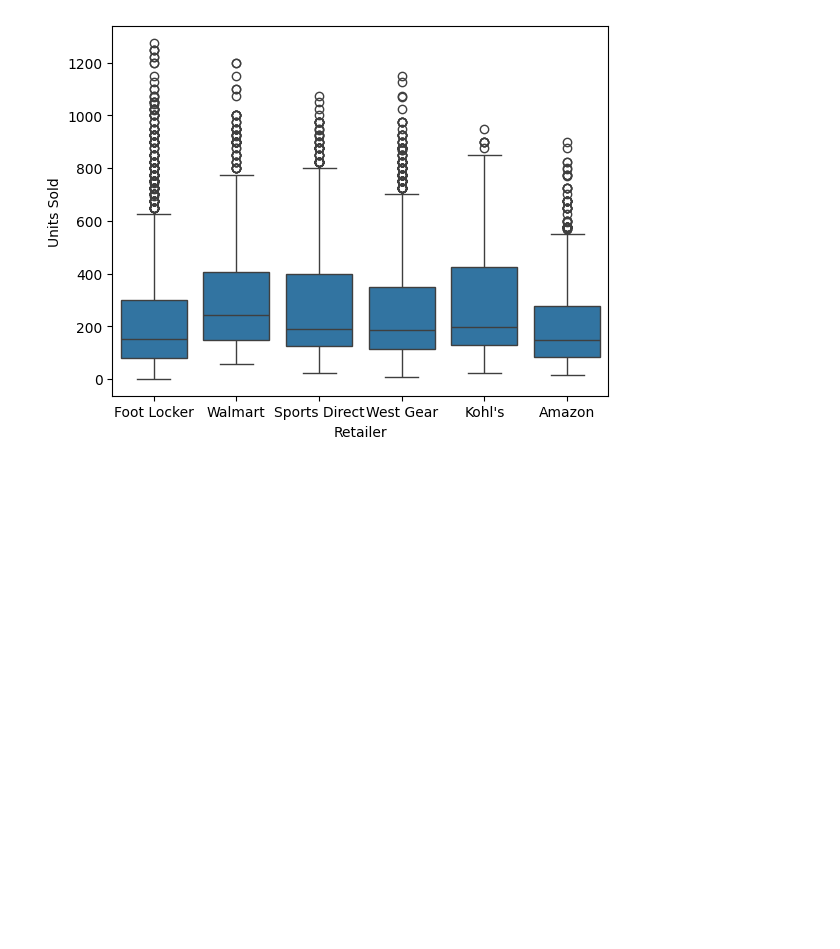
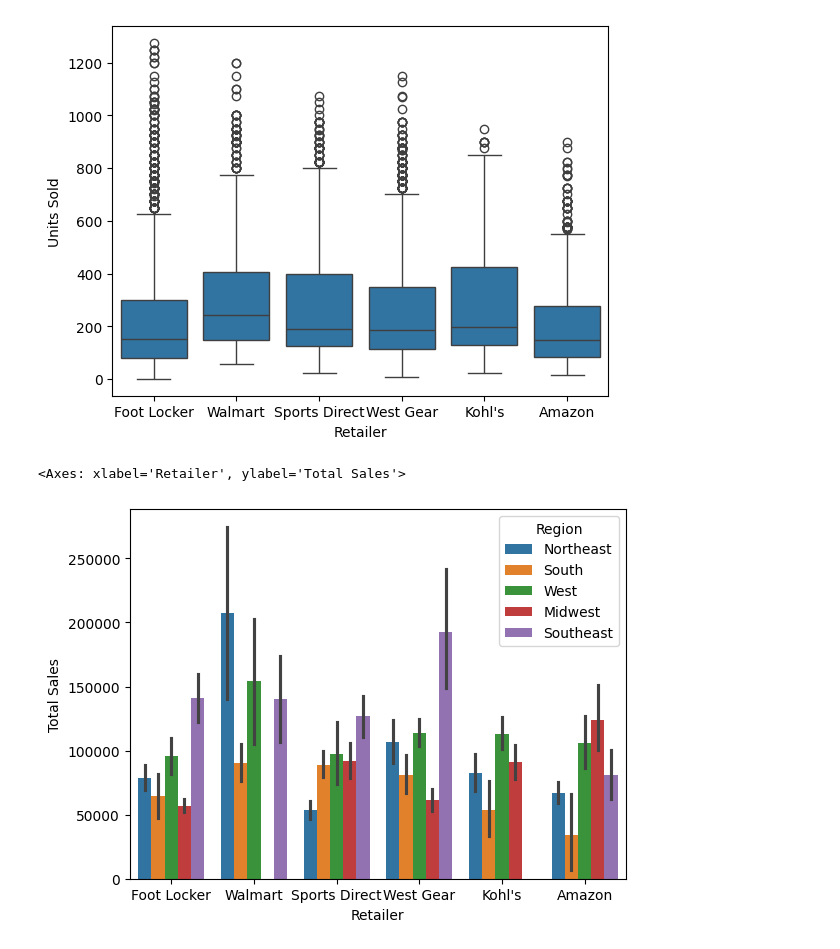
Before and after one commit to briangullen/adidas_report, a Jupyter notebook: adidas_report.ipynb, the cells around one changed output. Saved outputs shown, nothing was run; the diff lists cells and outputs as text; code cells hidden in the pictures; blank space fills up the shorter version.

Commit message:
added bar plot with retailer and region

```diff
--- a/adidas_report.ipynb
+++ b/adidas_report.ipynb
@@ -83,3 +83,8 @@ sns.boxplot(data=adidas_df, x='Retailer', y='Units Sold')
 # %% [output]
 <Axes: xlabel='Retailer', ylabel='Units Sold'>
 [figure]
+# %%
+sns.barplot(data=adidas_df, x='Retailer', y='Total Sales', hue='Region')
+# %% [output]
+<Axes: xlabel='Retailer', ylabel='Total Sales'>
+[figure, added]
```
